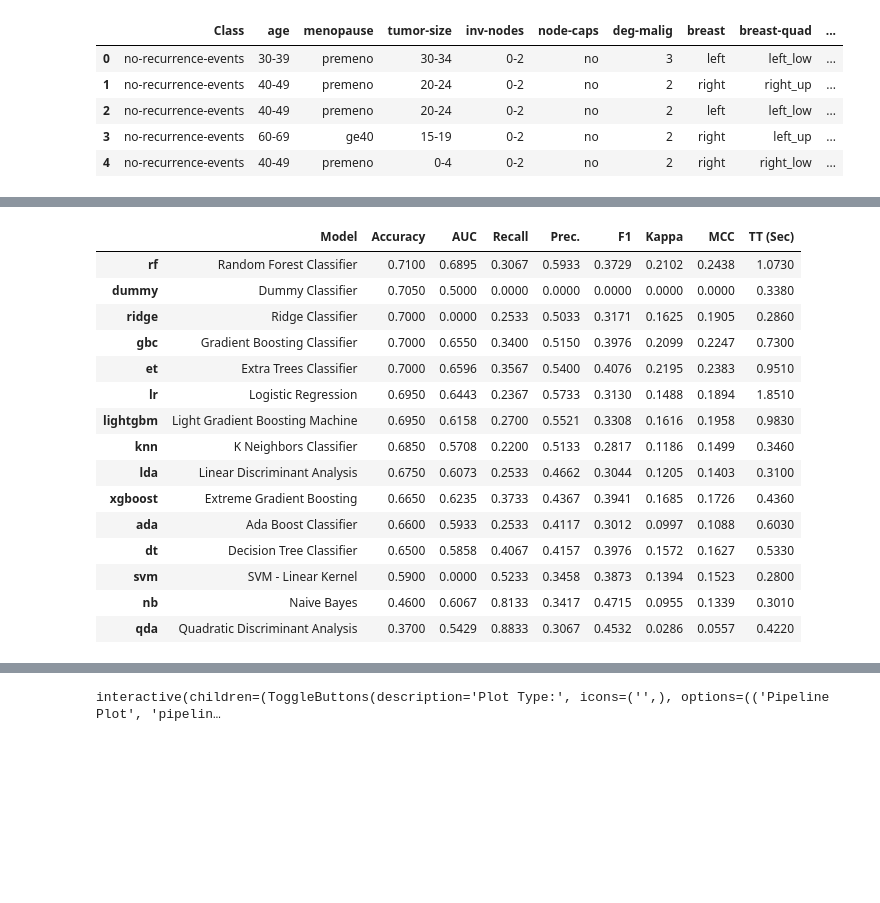
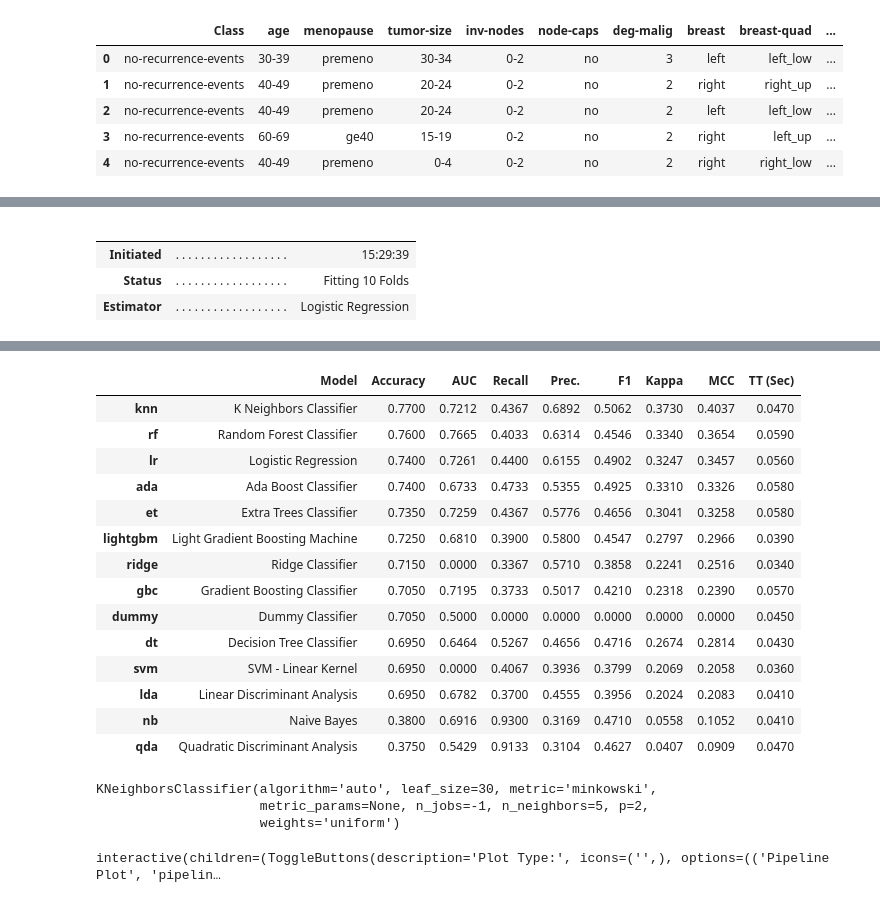
Before and after one commit to LvnnnX/JointsCampUGM, a Jupyter notebook: Pertemuan 3/Supervised_Learning_Classification.ipynb, the cells around one changed output, grey strips where cells are left out. Cells and saved outputs as stored; diff of their text form; code cells hidden in the pictures; blank space fills up the shorter version.

```diff
--- a/Pertemuan 3/Supervised_Learning_Classification.ipynb
+++ b/Pertemuan 3/Supervised_Learning_Classification.ipynb
@@ -346,3 +330,4 @@ s = setup(breast, target='Class')
 # %%
 best = compare_models()
+best
 # %% [output]
@@ -350,16 +334,5 @@ best = compare_models()
-|  | Model | Accuracy | AUC | Recall | Prec. | F1 | Kappa | MCC | TT (Sec) |
-| rf | Random Forest Classifier | 0.7100 | 0.6895 | 0.3067 | 0.5933 | 0.3729 | 0.2102 | 0.2438 | 1.0730 |
-| dummy | Dummy Classifier | 0.7050 | 0.5000 | 0.0000 | 0.0000 | 0.0000 | 0.0000 | 0.0000 | 0.3380 |
-| ridge | Ridge Classifier | 0.7000 | 0.0000 | 0.2533 | 0.5033 | 0.3171 | 0.1625 | 0.1905 | 0.2860 |
-| gbc | Gradient Boosting Classifier | 0.7000 | 0.6550 | 0.3400 | 0.5150 | 0.3976 | 0.2099 | 0.2247 | 0.7300 |
-| et | Extra Trees Classifier | 0.7000 | 0.6596 | 0.3567 | 0.5400 | 0.4076 | 0.2195 | 0.2383 | 0.9510 |
-| lr | Logistic Regression | 0.6950 | 0.6443 | 0.2367 | 0.5733 | 0.3130 | 0.1488 | 0.1894 | 1.8510 |
-| lightgbm | Light Gradient Boosting Machine | 0.6950 | 0.6158 | 0.2700 | 0.5521 | 0.3308 | 0.1616 | 0.1958 | 0.9830 |
-| knn | K Neighbors Classifier | 0.6850 | 0.5708 | 0.2200 | 0.5133 | 0.2817 | 0.1186 | 0.1499 | 0.3460 |
-| lda | Linear Discriminant Analysis | 0.6750 | 0.6073 | 0.2533 | 0.4662 | 0.3044 | 0.1205 | 0.1403 | 0.3100 |
-| xgboost | Extreme Gradient Boosting | 0.6650 | 0.6235 | 0.3733 | 0.4367 | 0.3941 | 0.1685 | 0.1726 | 0.4360 |
-| ada | Ada Boost Classifier | 0.6600 | 0.5933 | 0.2533 | 0.4117 | 0.3012 | 0.0997 | 0.1088 | 0.6030 |
-| dt | Decision Tree Classifier | 0.6500 | 0.5858 | 0.4067 | 0.4157 | 0.3976 | 0.1572 | 0.1627 | 0.5330 |
-| svm | SVM - Linear Kernel | 0.5900 | 0.0000 | 0.5233 | 0.3458 | 0.3873 | 0.1394 | 0.1523 | 0.2800 |
-| nb | Naive Bayes | 0.4600 | 0.6067 | 0.8133 | 0.3417 | 0.4715 | 0.0955 | 0.1339 | 0.3010 |
-| qda | Quadratic Discriminant Analysis | 0.3700 | 0.5429 | 0.8833 | 0.3067 | 0.4532 | 0.0286 | 0.0557 | 0.4220 |
+|  |  |  |
+|  |  |  |
+| Initiated | . . . . . . . . . . . . . . . . . . | 15:29:39 |
+| Status | . . . . . . . . . . . . . . . . . . | Fitting 10 Folds |
+| Estimator | . . . . . . . . . . . . . . . . . . | Logistic Regression |
@@ -367,3 +339,21 @@ best = compare_models()
+|  | Model | Accuracy | AUC | Recall | Prec. | F1 | Kappa | MCC | TT (Sec) |
+| knn | K Neighbors Classifier | 0.7700 | 0.7212 | 0.4367 | 0.6892 | 0.5062 | 0.3730 | 0.4037 | 0.0470 |
+| rf | Random Forest Classifier | 0.7600 | 0.7665 | 0.4033 | 0.6314 | 0.4546 | 0.3340 | 0.3654 | 0.0590 |
+| lr | Logistic Regression | 0.7400 | 0.7261 | 0.4400 | 0.6155 | 0.4902 | 0.3247 | 0.3457 | 0.0560 |
+| ada | Ada Boost Classifier | 0.7400 | 0.6733 | 0.4733 | 0.5355 | 0.4925 | 0.3310 | 0.3326 | 0.0580 |
+| et | Extra Trees Classifier | 0.7350 | 0.7259 | 0.4367 | 0.5776 | 0.4656 | 0.3041 | 0.3258 | 0.0580 |
+| lightgbm | Light Gradient Boosting Machine | 0.7250 | 0.6810 | 0.3900 | 0.5800 | 0.4547 | 0.2797 | 0.2966 | 0.0390 |
+| ridge | Ridge Classifier | 0.7150 | 0.0000 | 0.3367 | 0.5710 | 0.3858 | 0.2241 | 0.2516 | 0.0340 |
+| gbc | Gradient Boosting Classifier | 0.7050 | 0.7195 | 0.3733 | 0.5017 | 0.4210 | 0.2318 | 0.2390 | 0.0570 |
+| dummy | Dummy Classifier | 0.7050 | 0.5000 | 0.0000 | 0.0000 | 0.0000 | 0.0000 | 0.0000 | 0.0450 |
+| dt | Decision Tree Classifier | 0.6950 | 0.6464 | 0.5267 | 0.4656 | 0.4716 | 0.2674 | 0.2814 | 0.0430 |
+| svm | SVM - Linear Kernel | 0.6950 | 0.0000 | 0.4067 | 0.3936 | 0.3799 | 0.2069 | 0.2058 | 0.0360 |
+| lda | Linear Discriminant Analysis | 0.6950 | 0.6782 | 0.3700 | 0.4555 | 0.3956 | 0.2024 | 0.2083 | 0.0410 |
+| nb | Naive Bayes | 0.3800 | 0.6916 | 0.9300 | 0.3169 | 0.4710 | 0.0558 | 0.1052 | 0.0410 |
+| qda | Quadratic Discriminant Analysis | 0.3750 | 0.5429 | 0.9133 | 0.3104 | 0.4627 | 0.0407 | 0.0909 | 0.0470 |
+KNeighborsClassifier(algorithm='auto', leaf_size=30, metric='minkowski',
+                     metric_params=None, n_jobs=-1, n_neighbors=5, p=2,
+                     weights='uniform')
 # %%
 evaluate_model(best)
 # %% [output]
```
Also changed, not shown: parts of 12 cells of this notebook, 4 other files.
